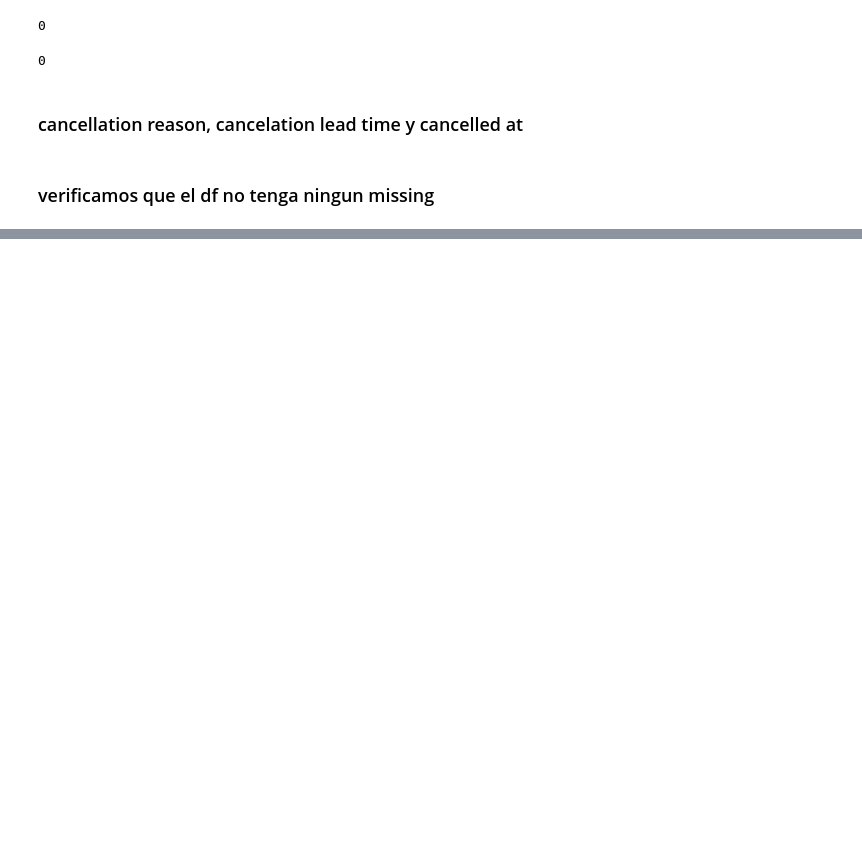
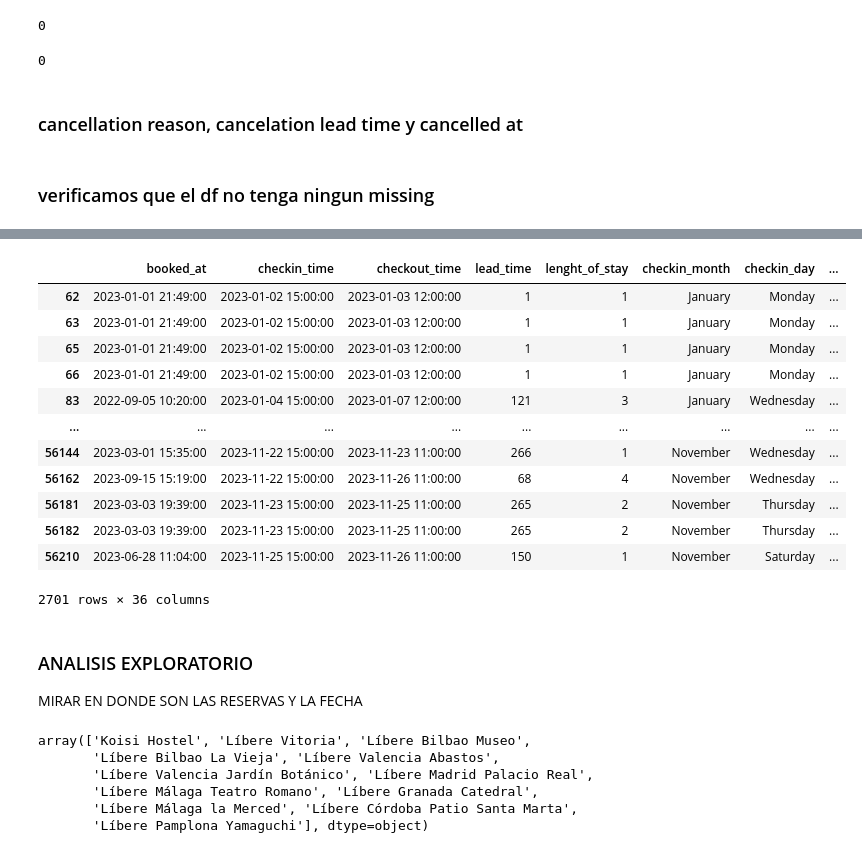
Before and after one commit to IkerTorrecilla/RETO06_NARANJA, a Jupyter notebook: Limpieza de datos.ipynb, the cells around one changed output, grey strips where cells are left out. Drawn from its saved outputs; the diff is of its cells as text; code cells hidden in the pictures; blank space fills up the shorter version.

```diff
--- a/Limpieza de datos.ipynb
+++ b/Limpieza de datos.ipynb
@@ -141,0 +194,29 @@ df['total_adr'] = df['total_adr'].fillna(0) # rellenamos con 0
+# %%
+df[df.duplicated] # es porque han reservado la misma habitacion y el mismo dia
+# %% [output]
+|  | booked_at | checkin_time | checkout_time | lead_time | lenght_of_stay | checkin_month | checkin_day | ... |
+| 62 | 2023-01-01 21:49:00 | 2023-01-02 15:00:00 | 2023-01-03 12:00:00 | 1 | 1 | January | Monday | ... |
+| 63 | 2023-01-01 21:49:00 | 2023-01-02 15:00:00 | 2023-01-03 12:00:00 | 1 | 1 | January | Monday | ... |
+| 65 | 2023-01-01 21:49:00 | 2023-01-02 15:00:00 | 2023-01-03 12:00:00 | 1 | 1 | January | Monday | ... |
+| 66 | 2023-01-01 21:49:00 | 2023-01-02 15:00:00 | 2023-01-03 12:00:00 | 1 | 1 | January | Monday | ... |
+| 83 | 2022-09-05 10:20:00 | 2023-01-04 15:00:00 | 2023-01-07 12:00:00 | 121 | 3 | January | Wednesday | ... |
+| ... | ... | ... | ... | ... | ... | ... | ... | ... |
+| 56144 | 2023-03-01 15:35:00 | 2023-11-22 15:00:00 | 2023-11-23 11:00:00 | 266 | 1 | November | Wednesday | ... |
+| 56162 | 2023-09-15 15:19:00 | 2023-11-22 15:00:00 | 2023-11-26 11:00:00 | 68 | 4 | November | Wednesday | ... |
+| 56181 | 2023-03-03 19:39:00 | 2023-11-23 15:00:00 | 2023-11-25 11:00:00 | 265 | 2 | November | Thursday | ... |
+| 56182 | 2023-03-03 19:39:00 | 2023-11-23 15:00:00 | 2023-11-25 11:00:00 | 265 | 2 | November | Thursday | ... |
+| 56210 | 2023-06-28 11:04:00 | 2023-11-25 15:00:00 | 2023-11-26 11:00:00 | 150 | 1 | November | Saturday | ... |
+2701 rows × 36 columns
+# %% [markdown]
+### ANALISIS EXPLORATORIO
+MIRAR EN DONDE SON LAS RESERVAS Y LA FECHA
+# %%
+# KOISI HOTEL = DONOSTIA, SAN SEBASTIAN
+df['asset'].unique()
+# %% [output]
+array(['Koisi Hostel', 'Líbere Vitoria', 'Líbere Bilbao Museo',
+       'Líbere Bilbao La Vieja', 'Líbere Valencia Abastos',
+       'Líbere Valencia Jardín Botánico', 'Líbere Madrid Palacio Real',
+       'Líbere Málaga Teatro Romano', 'Líbere Granada Catedral',
+       'Líbere Málaga la Merced', 'Líbere Córdoba Patio Santa Marta',
+       'Líbere Pamplona Yamaguchi'], dtype=object)
```
Also changed, not shown: parts of 13 cells of this notebook.
